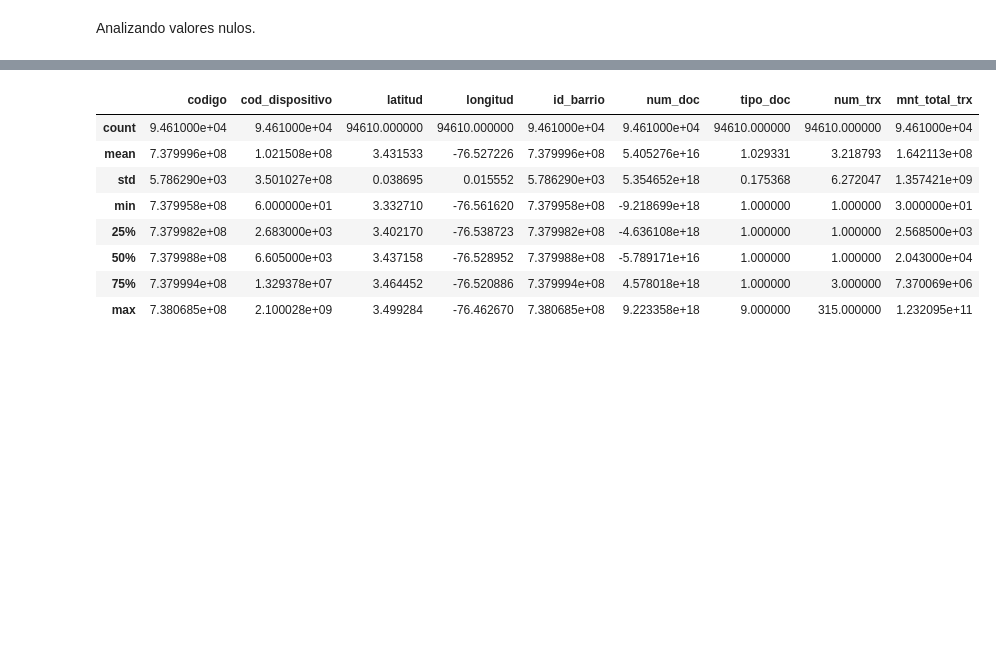
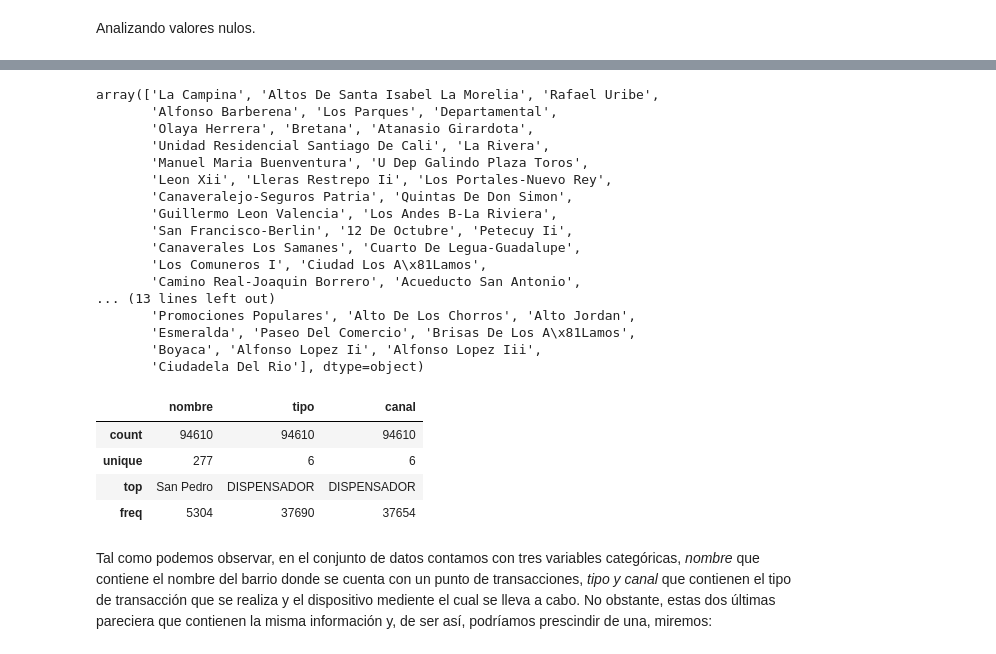
Before and after one commit to miguelfsosa/prueba_data_nq, a Jupyter notebook: prueba.ipynb, the cells around one changed output, grey strips where cells are left out. Cells and saved outputs as stored; diff of their text form; code cells hidden in the pictures; blank space fills up the shorter version.

Commit message:
Avanzo en el análisis y limpieza de datos: Investigación de estratificación

```diff
--- a/prueba.ipynb
+++ b/prueba.ipynb
@@ -176,0 +220,5 @@ dtype: object
+# %%
+def obtener_ubicacion(latitud, longitud):
+    return (latitud, longitud)
+# %%
+df_join['ubicacion'] = df_join.apply(lambda df: obtener_ubicacion(df['latitud'], df['longitud']), axis = 1)
@@ -198,0 +456,13 @@ dtype: bool
+# %%
+def quitar_tildes(palabra):
+    '''
+    La función toma una palabra y la devuelve sin tildes y en formato título
+    '''
+    palabra = palabra.lower()
+    vocales = [['á', 'a'], ['é', 'e'], ['í', 'i'], ['ó', 'o'], ['ú', 'u']]
+    for i,j in vocales:
+        palabra = palabra.replace(i, j)
+    return palabra.title()
+# %%
+df_join['nombre'] = df_join['nombre'].apply(quitar_tildes)
+df_join.sample(10)
@@ -199,12 +546,28 @@ dtype: bool
+# %%
+df_join_merged_v2.loc[mask_2, :]['nombre'].unique()
+# %% [output]
+array(['La Campina', 'Altos De Santa Isabel La Morelia', 'Rafael Uribe',
+       'Alfonso Barberena', 'Los Parques', 'Departamental',
+       'Olaya Herrera', 'Bretana', 'Atanasio Girardota',
+       'Unidad Residencial Santiago De Cali', 'La Rivera',
+       'Manuel Maria Buenventura', 'U Dep Galindo Plaza Toros',
+       'Leon Xii', 'Lleras Restrepo Ii', 'Los Portales-Nuevo Rey',
+       'Canaveralejo-Seguros Patria', 'Quintas De Don Simon',
+       'Guillermo Leon Valencia', 'Los Andes B-La Riviera',
+       'San Francisco-Berlin', '12 De Octubre', 'Petecuy Ii',
+       'Canaverales Los Samanes', 'Cuarto De Legua-Guadalupe',
+       'Los Comuneros I', 'Ciudad Los A\x81Lamos',
+       'Camino Real-Joaquin Borrero', 'Acueducto San Antonio',
+... (13 lines left out)
+       'Promociones Populares', 'Alto De Los Chorros', 'Alto Jordan',
+       'Esmeralda', 'Paseo Del Comercio', 'Brisas De Los A\x81Lamos',
+       'Boyaca', 'Alfonso Lopez Ii', 'Alfonso Lopez Iii',
+       'Ciudadela Del Rio'], dtype=object)
 # %%
-df_join.describe()
+df_join.describe(include = object)
 # %% [output]
-|  | codigo | cod_dispositivo | latitud | longitud | id_barrio | num_doc | tipo_doc | num_trx | mnt_total_trx |
-| count | 9.461000e+04 | 9.461000e+04 | 94610.000000 | 94610.000000 | 9.461000e+04 | 9.461000e+04 | 94610.000000 | 94610.000000 | 9.461000e+04 |
-| mean | 7.379996e+08 | 1.021508e+08 | 3.431533 | -76.527226 | 7.379996e+08 | 5.405276e+16 | 1.029331 | 3.218793 | 1.642113e+08 |
-| std | 5.786290e+03 | 3.501027e+08 | 0.038695 | 0.015552 | 5.786290e+03 | 5.354652e+18 | 0.175368 | 6.272047 | 1.357421e+09 |
-| min | 7.379958e+08 | 6.000000e+01 | 3.332710 | -76.561620 | 7.379958e+08 | -9.218699e+18 | 1.000000 | 1.000000 | 3.000000e+01 |
-| 25% | 7.379982e+08 | 2.683000e+03 | 3.402170 | -76.538723 | 7.379982e+08 | -4.636108e+18 | 1.000000 | 1.000000 | 2.568500e+03 |
-| 50% | 7.379988e+08 | 6.605000e+03 | 3.437158 | -76.528952 | 7.379988e+08 | -5.789171e+16 | 1.000000 | 1.000000 | 2.043000e+04 |
-| 75% | 7.379994e+08 | 1.329378e+07 | 3.464452 | -76.520886 | 7.379994e+08 | 4.578018e+18 | 1.000000 | 3.000000 | 7.370069e+06 |
-| max | 7.380685e+08 | 2.100028e+09 | 3.499284 | -76.462670 | 7.380685e+08 | 9.223358e+18 | 9.000000 | 315.000000 | 1.232095e+11 |
+|  | nombre | tipo | canal |
+| count | 94610 | 94610 | 94610 |
+| unique | 277 | 6 | 6 |
+| top | San Pedro | DISPENSADOR | DISPENSADOR |
+| freq | 5304 | 37690 | 37654 |
@@ -218,0 +574,2 @@ df_join.describe()
+# %% [markdown]
+Tal como podemos observar, en el conjunto de datos contamos con tres variables categóricas, *nombre* que contiene el nombre del barrio donde se cuenta con un punto de transacciones, *tipo y canal* que contienen el tipo de transacción que se realiza y el dispositivo mediente el cual se lleva a cabo. No obstante, estas dos últimas pareciera que contienen la misma información y, de ser así, podríamos prescindir de una, miremos:
```
Also changed, not shown: parts of 84 cells of this notebook, 2 other files.
